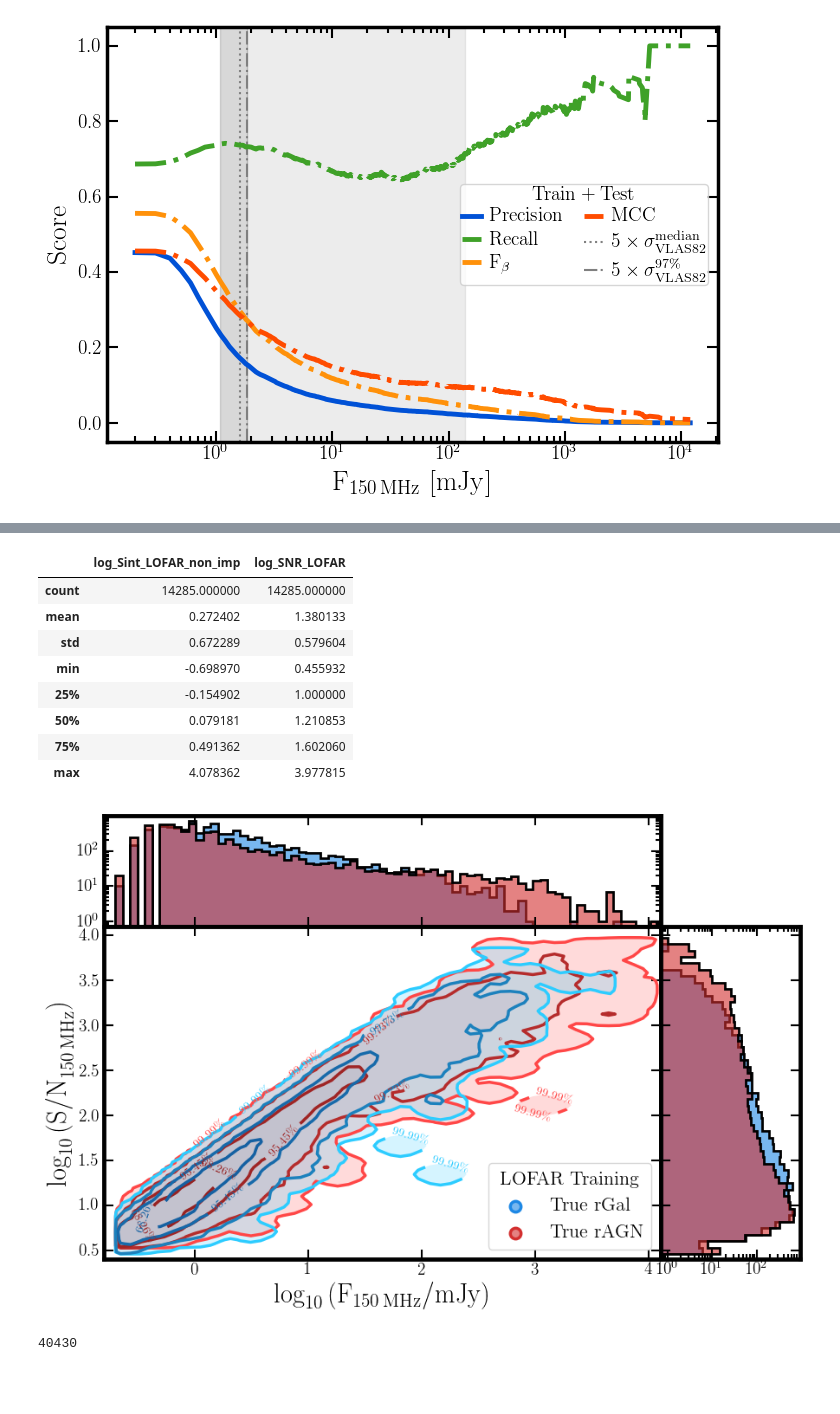
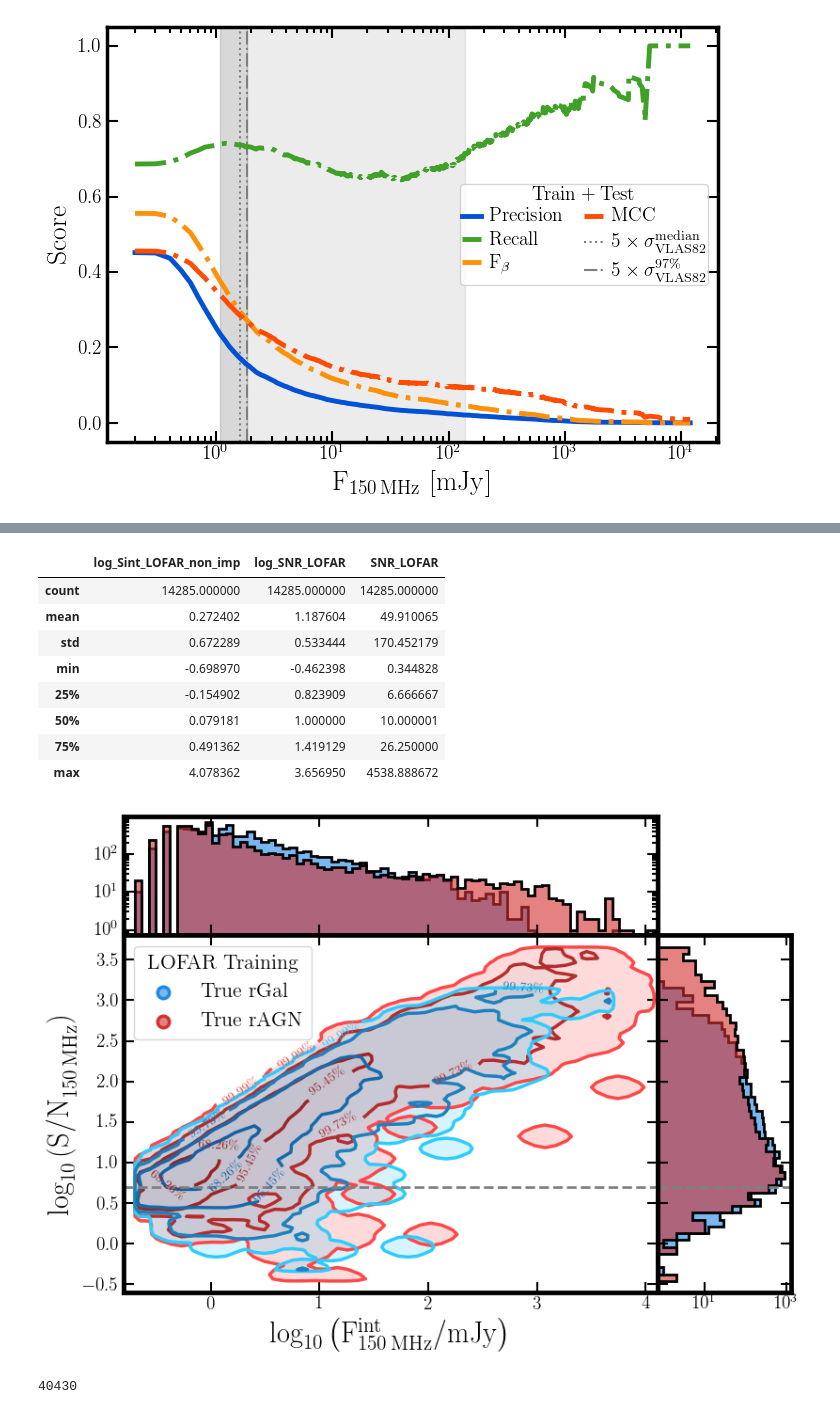
Before and after one commit to racarvajal/Pipeline_ML_6arcsec, a Jupyter notebook: ML_13.ipynb, the cells around one changed output, grey strips where cells are left out. Drawn from its saved outputs; the diff is of its cells as text; code cells hidden in the pictures; blank space fills up the shorter version.

```diff
--- a/ML_13.ipynb
+++ b/ML_13.ipynb
@@ -149,7 +169,8 @@ full_catalog_df = pd.read_hdf(gv.preds_path + 'HETDEX_full_prediction.h5', key='
 # %%
 full_catalog_df.loc[(full_catalog_df.loc[:, 'Sint_LOFAR_non_imp'] == 0), 'Sint_LOFAR_non_imp'] = np.nan
 # %%
-full_catalog_df['SNR_LOFAR'] = full_catalog_df.loc[:, 'Sint_LOFAR_non_imp'] / full_catalog_df.loc[:, 'rms_LOFAR']
+# full_catalog_df['SNR_LOFAR'] = full_catalog_df.loc[:, 'Sint_LOFAR_non_imp'] / full_catalog_df.loc[:, 'rms_LOFAR']
+full_catalog_df['SNR_LOFAR'] = full_catalog_df.loc[:, 'Speak_LOFAR_non_imp'] / full_catalog_df.loc[:, 'rms_LOFAR']
 # %%
 if used_area == 'S82':
     full_catalog_df.loc[:, 'LOFAR_detect'] = full_catalog_df.loc[:, 'VLAS82_detect'].copy()
@@ -311,8 +333,11 @@ radio_recalls_SNR  = []
 radio_accs_SNR     = []
 radio_f_scores_SNR = []
 radio_mccs_SNR     = []
+num_high_SNR       = []
+num_low_SNR        = []
 for count, SNR in enumerate(LOFAR_SNR_range):
     tmp_filt          = np.array(selected_df.loc[filter_pred_AGN_train_test, 'SNR_LOFAR'] < SNR)
+    tmp_filt_grt      = np.array(selected_df.loc[filter_pred_AGN_train_test, 'SNR_LOFAR'] >= SNR)
     temp_radio_detect_train_test_SNR.loc[tmp_filt] = 0
     tmp_radio_cm      = gf.conf_mat_func(temp_radio_detect_train_test_SNR,
                                          selected_df.loc[filter_pred_AGN_train_test, 'pred_radio_cal_AGN'])
@@ -326,6 +351,8 @@ for count, SNR in enumerate(LOFAR_SNR_range):
     radio_accs_SNR.append(tmp_radio_acc)
     radio_f_scores_SNR.append(tmp_radio_f_score)
     radio_mccs_SNR.append(tmp_radio_mcc)
+    num_high_SNR.append(np.sum(tmp_filt_grt))
+    num_low_SNR.append(np.sum(tmp_filt))
 # %%
 fig             = plt.figure(figsize=(7,5))
 ax1             = fig.add_subplot(111, xscale='log')
@@ -532,20 +592,20 @@ seq_cont   = np.insert(seq_cont, 0, 0.0)
 seq_fill   = np.logspace(-1.5, 0.0, nstep+2)
 seq_fill   = np.insert(seq_fill, 0, 0.0)
 # %%
-selected_df.loc[:, ['log_Sint_LOFAR_non_imp', 'log_SNR_LOFAR']].describe()
+selected_df.loc[:, ['log_Sint_LOFAR_non_imp', 'log_SNR_LOFAR', 'SNR_LOFAR']].describe()
 # %% [output]
-|  | log_Sint_LOFAR_non_imp | log_SNR_LOFAR |
-| count | 14285.000000 | 14285.000000 |
-| mean | 0.272402 | 1.380133 |
-| std | 0.672289 | 0.579604 |
-| min | -0.698970 | 0.455932 |
-| 25% | -0.154902 | 1.000000 |
-| 50% | 0.079181 | 1.210853 |
-| 75% | 0.491362 | 1.602060 |
-| max | 4.078362 | 3.977815 |
+|  | log_Sint_LOFAR_non_imp | log_SNR_LOFAR | SNR_LOFAR |
+| count | 14285.000000 | 14285.000000 | 14285.000000 |
+| mean | 0.272402 | 1.187604 | 49.910065 |
+| std | 0.672289 | 0.533444 | 170.452179 |
+| min | -0.698970 | -0.462398 | 0.344828 |
+| 25% | -0.154902 | 0.823909 | 6.666667 |
+| 50% | 0.079181 | 1.000000 | 10.000001 |
+| 75% | 0.491362 | 1.419129 | 26.250000 |
+| max | 4.078362 | 3.656950 | 4538.888672 |
 # %%
 sigma_limit_LOFAR = 1
-fig    = plt.figure(figsize=(9, 6))
+fig    = plt.figure(figsize=(8, 6))
 # ax1    = fig.add_subplot(111, yscale='log')
 
 
@@ -606,37 +666,40 @@ axs[1].clabel(CS_rGal, CS_rGal.levels, inline=True, fmt=fmt, fontsize=10)
 
 axs[1].scatter([-10], [-10], marker='o', edgecolor=colour_rGal, color=colour_rGal_shade, s=80, label='$\mathrm{True ~ rGal}$', linewidths=2.5)
 axs[1].scatter([-10], [-10], marker='o', edgecolor=colour_rAGN, color=colour_rAGN_shade, s=80, label='$\mathrm{True ~ rAGN}$', linewidths=2.5)
 
+axs[1].axhline(y=np.log10(5), ls='--', lw=2.0, c='gray')
+
 
 axs[0].hist(selected_df.loc[filt_real_rGal & filt_posit, 'log_Sint_LOFAR_non_imp'], bins=bins_Sint,
             histtype='stepfilled', fc=colour_rGal_shade, ec=(0, 0, 0, 1), lw=2)
 axs[0].hist(selected_df.loc[filt_real_rAGN & filt_posit, 'log_Sint_LOFAR_non_imp'], bins=bins_Sint,
             histtype='stepfilled', fc=colour_rAGN_shade, ec=(0, 0, 0, 1), lw=2)
 
 axs[2].hist(selected_df.loc[filt_real_rGal & filt_posit, 'log_SNR_LOFAR'],
             bins=bins_SNR, orientation='horizontal', histtype='stepfilled',
             fc=colour_rGal_shade, ec=(0, 0, 0, 1), lw=2)
 axs[2].hist(selected_df.loc[filt_real_rAGN & filt_posit, 'log_SNR_LOFAR'],
             bins=bins_SNR, orientation='horizontal', histtype='stepfilled',
             fc=colour_rAGN_shade, ec=(0, 0, 0, 1), lw=2)
+axs[2].axhline(y=np.log10(5), ls='--', lw=2.0, c='gray')
 
-axs[1].legend(loc='lower right', fontsize=16, title=r'$\mathrm{LOFAR ~ Training}$', title_fontsize=16)
-axs[1].set_xlabel(r'$\log_{10}\left( \mathrm{F}_{150 \, \mathrm{MHz}} / \mathrm{mJy} \right)$', fontsize=22)
+axs[1].legend(loc='upper left', fontsize=16, title=r'$\mathrm{LOFAR ~ Training}$', title_fontsize=16)
+axs[1].set_xlabel(r'$\log_{10}\left( \mathrm{F}_{150 \, \mathrm{MHz}}^{\mathrm{int}} / \mathrm{mJy} \right)$', fontsize=22)
 axs[1].set_ylabel(r'$\log_{10}\left( \mathrm{S/N}_{150 \, \mathrm{MHz}} \right)$', fontsize=22)
 for ax_count in [0, 1, 2]:
     axs[ax_count].tick_params(which='both', top=True, right=True, direction='in')
     axs[ax_count].tick_params(axis='both', which='major', labelsize=14)
     axs[ax_count].tick_params(which='major', length=8, width=1.5)
     axs[ax_count].tick_params(which='minor', length=4, width=1.5)
     plt.setp(axs[ax_count].spines.values(), linewidth=3.5)
     plt.setp(axs[ax_count].spines.values(), linewidth=3.5)
 plt.setp(axs[2].get_yticklabels(), visible=False)
-axs[1].set_ylim(bottom=0.4, top=4.1)
+axs[1].set_ylim(bottom=-0.6, top=3.8)
 axs[1].set_xlim(left=-0.8, right=4.11)
 plt.tight_layout()
 plt.show()
 # %% [output]
-[figure, old version]
+[figure, new version]
 # %%
 np.sum(np.array(selected_df.loc[:, 'class'] == 1))
 # %% [output]
```
Also changed, not shown: parts of 11 cells of this notebook.
